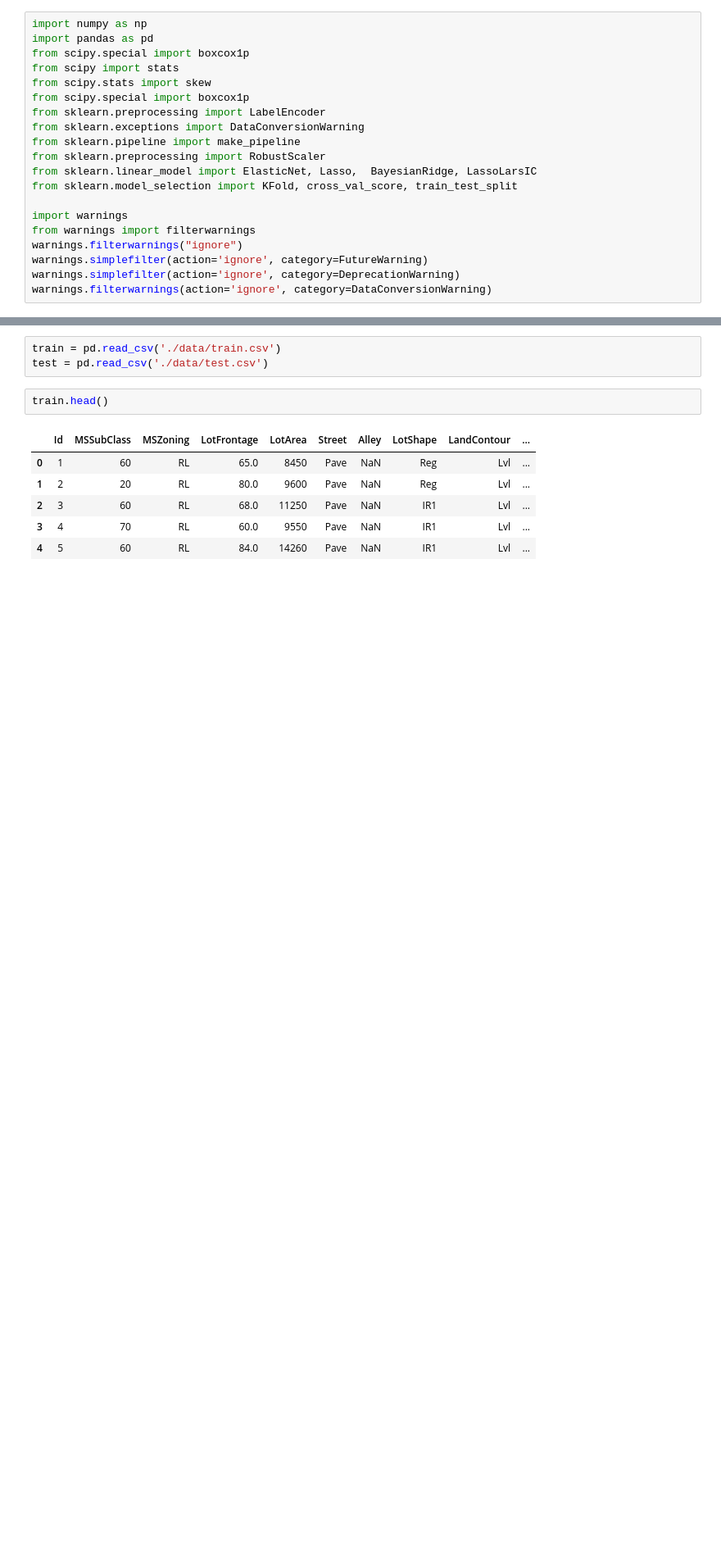
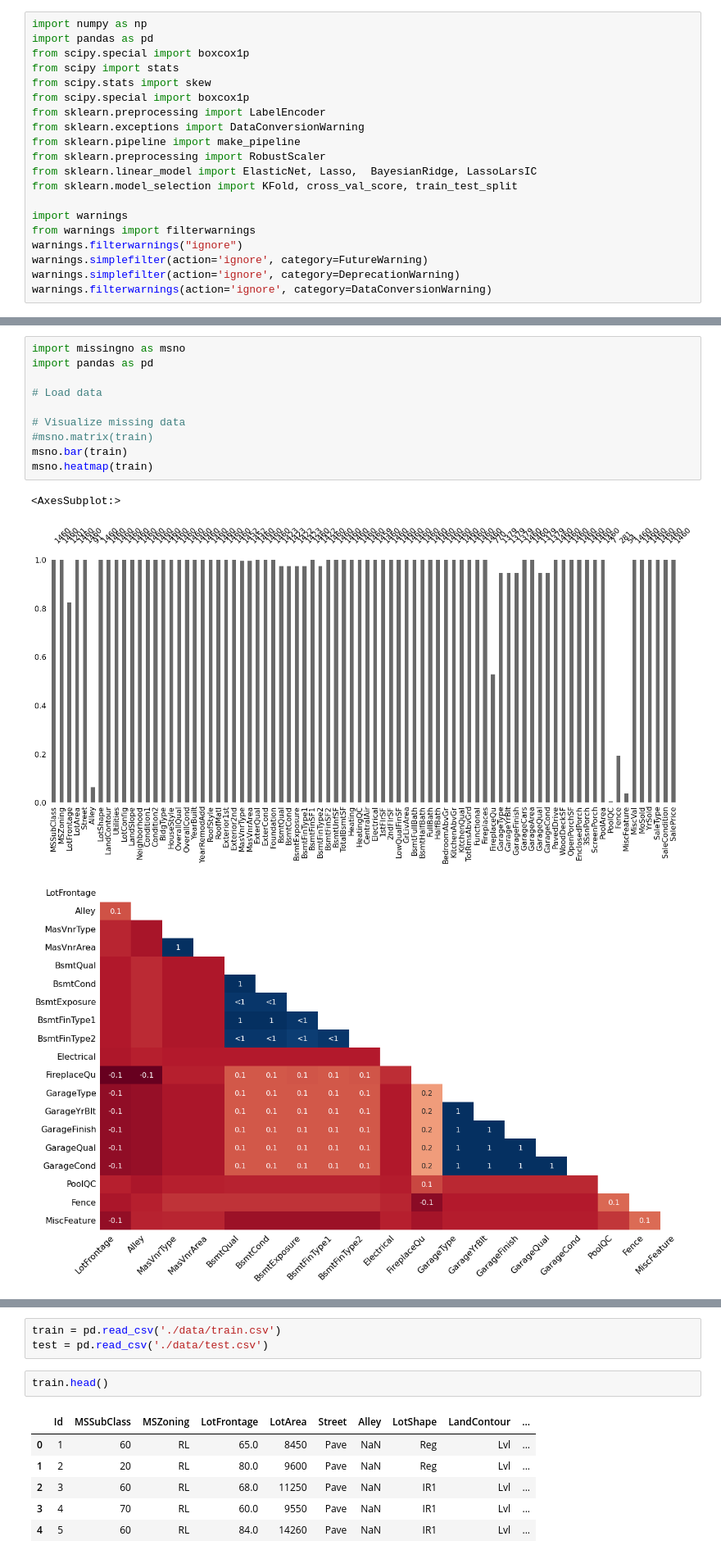
Before and after one commit to LYAccc/CS273_Final_Project, a Jupyter notebook: dataprocessing.ipynb, the cells around one changed output, grey strips where cells are left out. Shown at 82% size. Saved outputs shown, nothing was run; the diff lists cells and outputs as text; blank space fills up the shorter version.

```diff
--- a/dataprocessing.ipynb
+++ b/dataprocessing.ipynb
@@ -20,0 +133,14 @@ warnings.filterwarnings(action='ignore', category=DataConversionWarning)
+# %%
+import missingno as msno
+import pandas as pd
+
+# Load data
+
+# Visualize missing data
+#msno.matrix(train)
+msno.bar(train)
+msno.heatmap(train)
+# %% [output]
+<AxesSubplot:>
+[figure, added]
+[figure, added]
```
Also changed, not shown: parts of 15 cells of this notebook.
